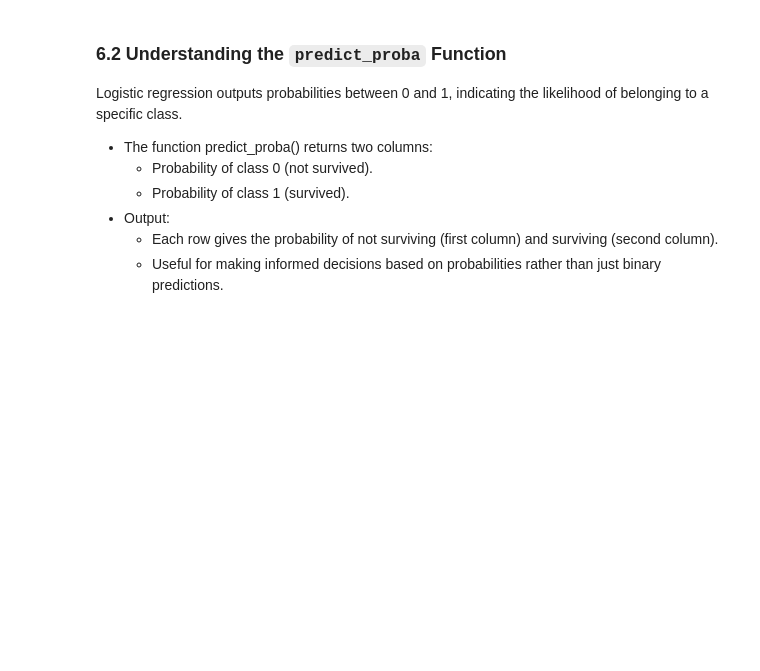
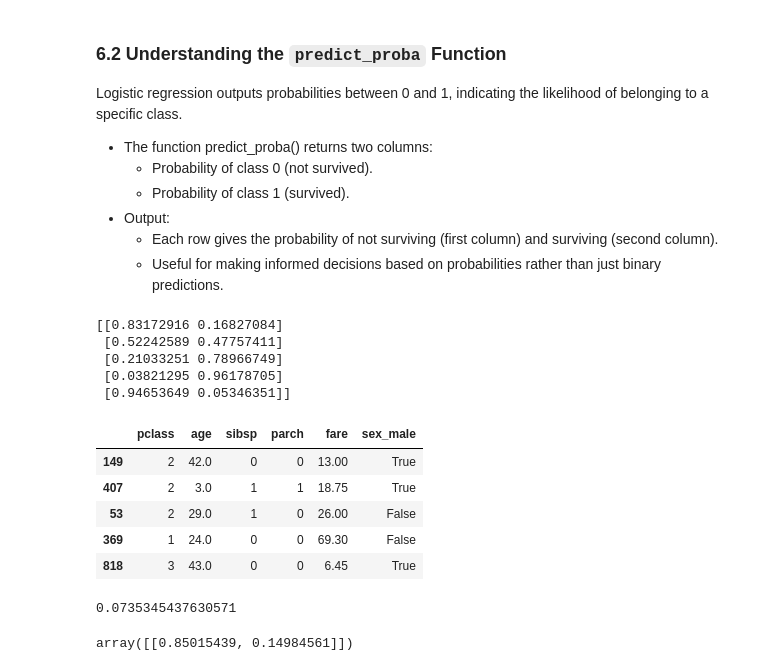
Before and after one commit to charlie11e/Evans-Data-Science-Portfolio, a Jupyter notebook: in-class-exercises/Week 9/IDS_Week_9_1_(3_18)_IN_CLASS-1.ipynb, the cells around one changed output. Saved outputs shown, nothing was run; the diff lists cells and outputs as text; code cells hidden in the pictures; blank space fills up the shorter version.

```diff
--- a/in-class-exercises/Week 9/IDS_Week_9_1_(3_18)_IN_CLASS-1.ipynb
+++ b/in-class-exercises/Week 9/IDS_Week_9_1_(3_18)_IN_CLASS-1.ipynb
@@ -183,6 +217,39 @@ Logistic regression outputs probabilities between 0 and 1, indicating the likeli
     - Useful for making informed decisions based on probabilities rather than just binary predictions.
 # %%
 # Get predicted probabilities for the test set
-
+print(model.predict_proba(X_test)[:5])
+# first column is the probability of 0 (not surviving)
+# second column is the probability of 1 (surviving)
 
 # Display probabilities for first 5 test observations
+X_test.head()
+# %% [output]
+[[0.83172916 0.16827084]
+ [0.52242589 0.47757411]
+ [0.21033251 0.78966749]
+ [0.03821295 0.96178705]
+ [0.94653649 0.05346351]]
+|  | pclass | age | sibsp | parch | fare | sex_male |
+| 149 | 2 | 42.0 | 0 | 0 | 13.00 | True |
+| 407 | 2 | 3.0 | 1 | 1 | 18.75 | True |
+| 53 | 2 | 29.0 | 1 | 0 | 26.00 | False |
+| 369 | 1 | 24.0 | 0 | 0 | 69.30 | False |
+| 818 | 3 | 43.0 | 0 | 0 | 6.45 | True |
+# %%
+# go from log odds to probability
+import numpy as np
+odds = np.exp(-2.61)
+odds / (1 + odds)
+# odds of surviving as a man (with probability -2.61) is about 0.074 (7%)
+# the probability of surviving is 0.07 / (0.07 + 1) = 0.068 (7%)
+# %% [output]
+0.0735345437630571
+# %%
+fake = [2, 19, 3, 4, 26, 1]
+# class, age, sibsp, parch, sex_male
+
+model.predict([fake])
+model.predict_proba([fake])
+# 85% chance of not surviving
+# %% [output]
+array([[0.85015439, 0.14984561]])
```
Also changed, not shown: parts of 3 cells of this notebook.
